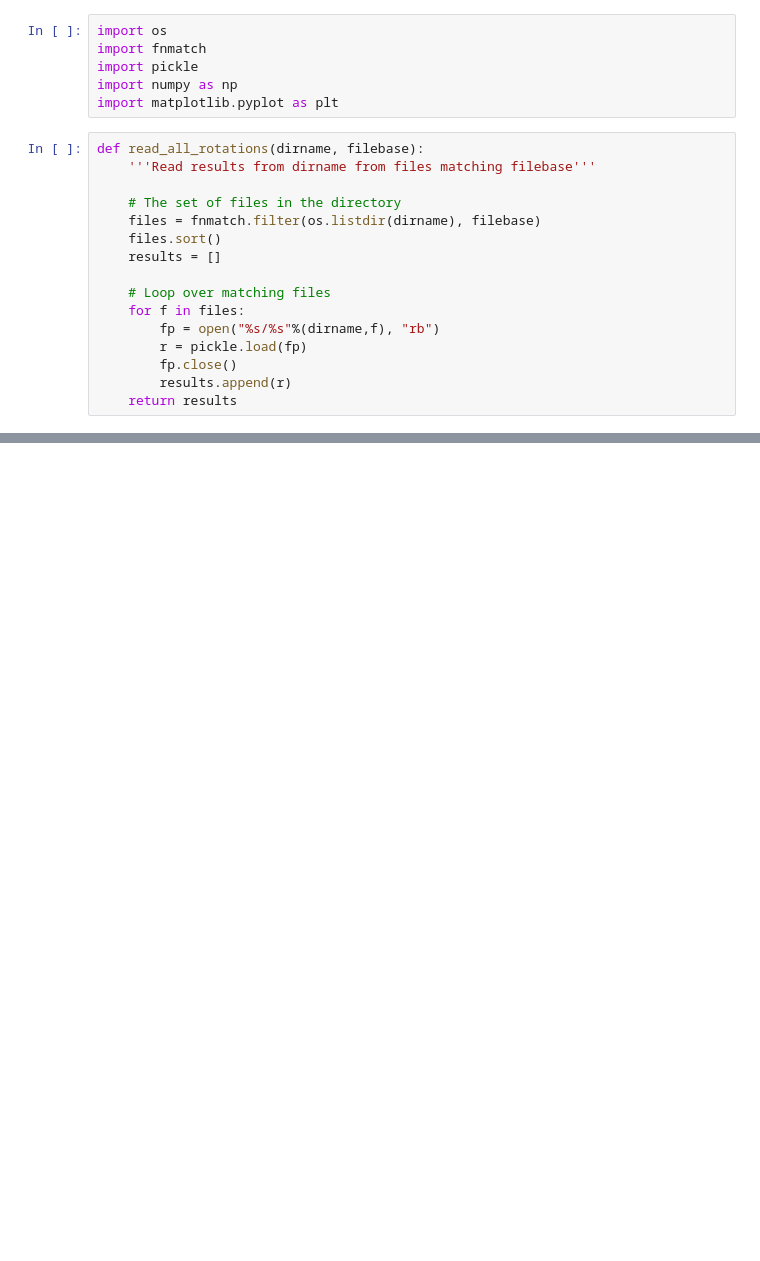
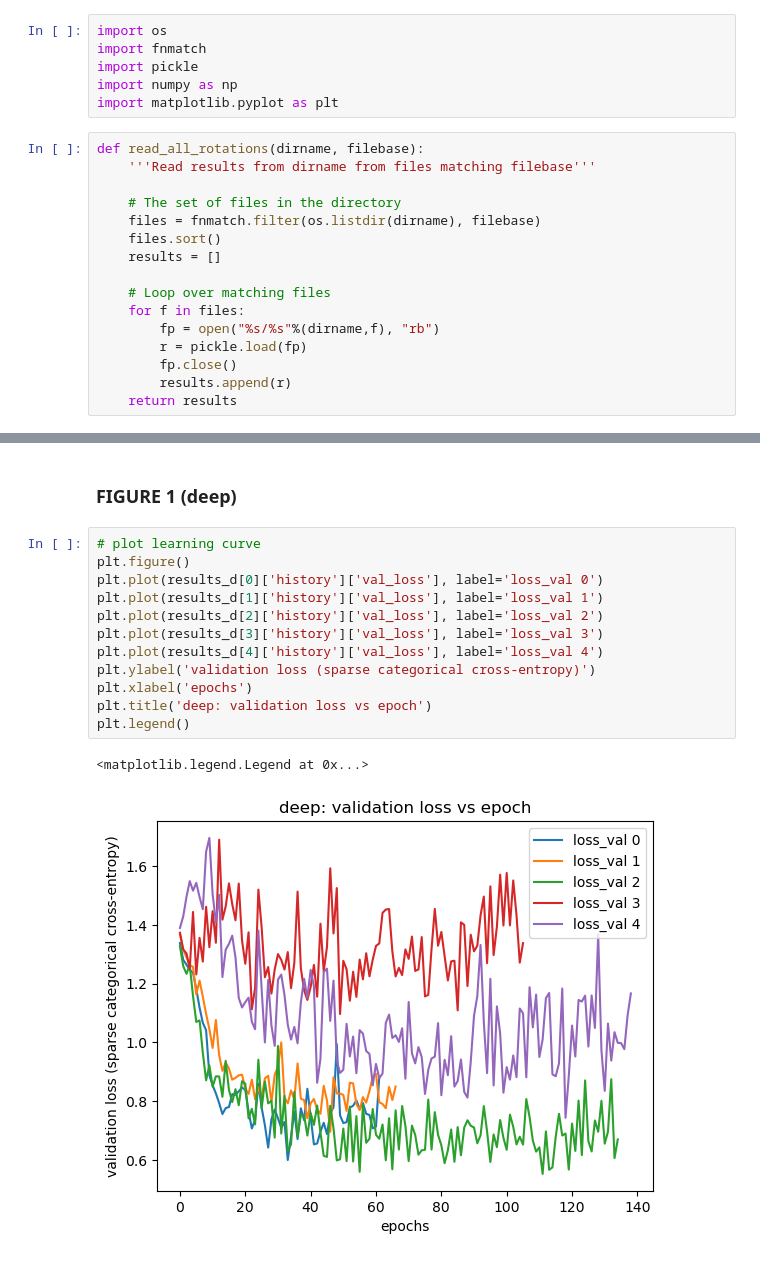
Before and after one commit to Zajumino/aml, a Jupyter notebook: hw3/hw3.ipynb, the cells around one changed output, grey strips where cells are left out. Saved outputs shown, nothing was run; the diff lists cells and outputs as text; blank space fills up the shorter version.

```diff
--- a/hw3/hw3.ipynb
+++ b/hw3/hw3.ipynb
@@ -87,0 +151,17 @@ plt.legend()
+# %% [markdown]
+### FIGURE 1 (deep)
+# %%
+# plot learning curve
+plt.figure()
+plt.plot(results_d[0]['history']['val_loss'], label='loss_val 0')
+plt.plot(results_d[1]['history']['val_loss'], label='loss_val 1')
+plt.plot(results_d[2]['history']['val_loss'], label='loss_val 2')
+plt.plot(results_d[3]['history']['val_loss'], label='loss_val 3')
+plt.plot(results_d[4]['history']['val_loss'], label='loss_val 4')
+plt.ylabel('validation loss (sparse categorical cross-entropy)')
+plt.xlabel('epochs')
+plt.title('deep: validation loss vs epoch')
+plt.legend()
+# %% [output]
+<matplotlib.legend.Legend at 0x...>
+[figure, added]
```
Also changed, not shown: parts of 27 cells of this notebook, 10 other files.
